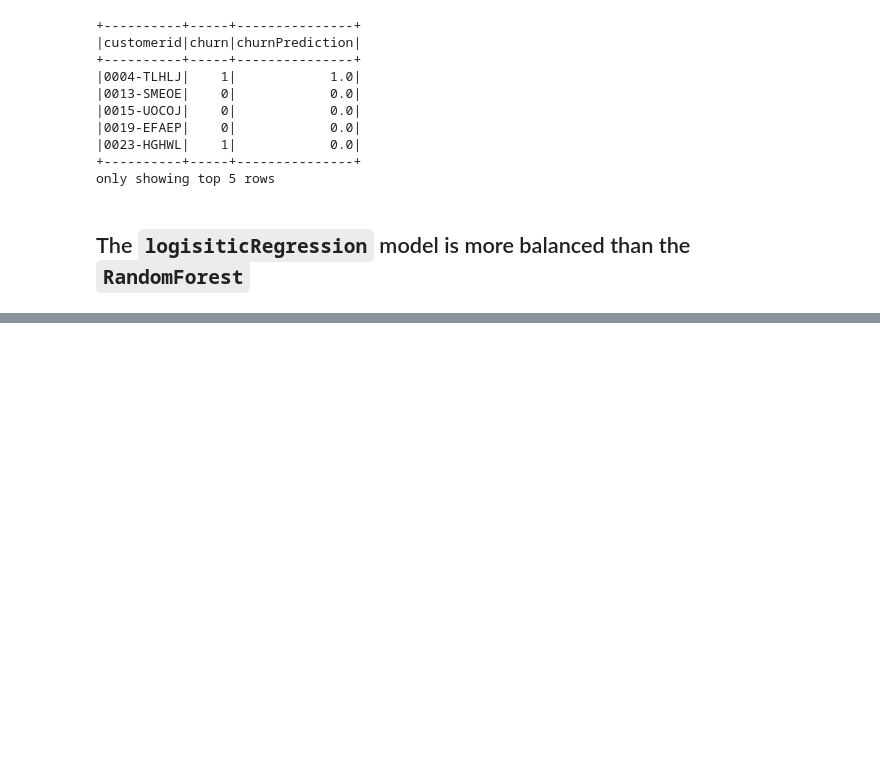
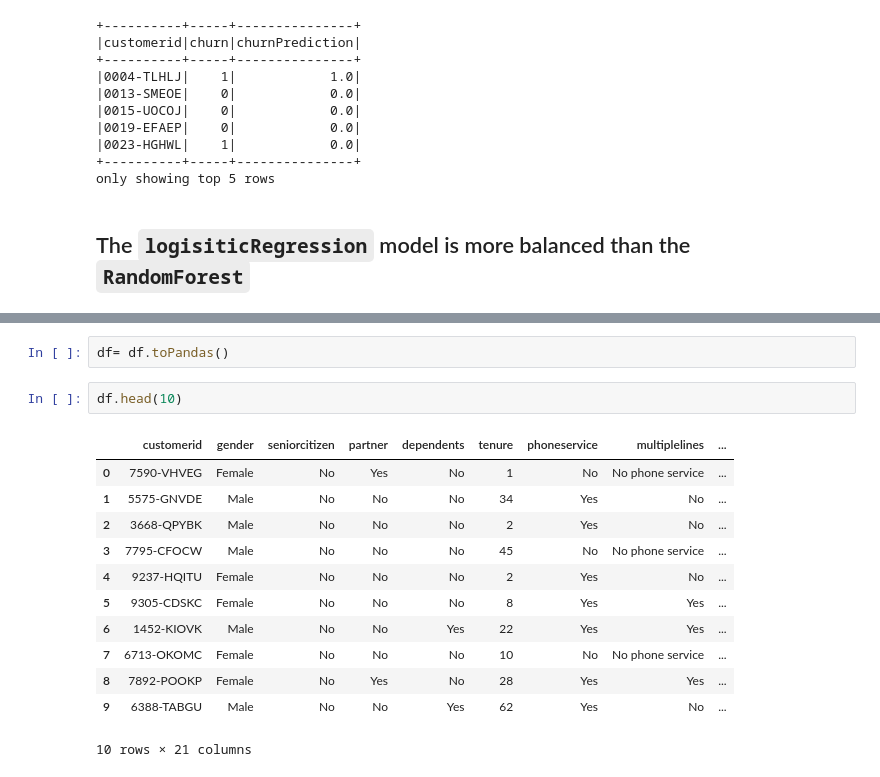
Before and after one commit to Kareem3laa2/DE_ML, a Jupyter notebook: notebooks/model.ipynb, the cells around one changed output, grey strips where cells are left out. Cells and saved outputs as stored; diff of their text form; blank space fills up the shorter version.

```diff
--- a/notebooks/model.ipynb
+++ b/notebooks/model.ipynb
@@ -361,0 +373,17 @@ only showing top 5 rows
+# %%
+df= df.toPandas()
+# %%
+df.head(10)
+# %% [output]
+|  | customerid | gender | seniorcitizen | partner | dependents | tenure | phoneservice | multiplelines | ... |
+| 0 | 7590-VHVEG | Female | No | Yes | No | 1 | No | No phone service | ... |
+| 1 | 5575-GNVDE | Male | No | No | No | 34 | Yes | No | ... |
+| 2 | 3668-QPYBK | Male | No | No | No | 2 | Yes | No | ... |
+| 3 | 7795-CFOCW | Male | No | No | No | 45 | No | No phone service | ... |
+| 4 | 9237-HQITU | Female | No | No | No | 2 | Yes | No | ... |
+| 5 | 9305-CDSKC | Female | No | No | No | 8 | Yes | Yes | ... |
+| 6 | 1452-KIOVK | Male | No | No | Yes | 22 | Yes | Yes | ... |
+| 7 | 6713-OKOMC | Female | No | No | No | 10 | No | No phone service | ... |
+| 8 | 7892-POOKP | Female | No | Yes | No | 28 | Yes | Yes | ... |
+| 9 | 6388-TABGU | Male | No | No | Yes | 62 | Yes | No | ... |
+10 rows × 21 columns
```
Also changed, not shown: parts of 14 cells of this notebook, 13 other files.
